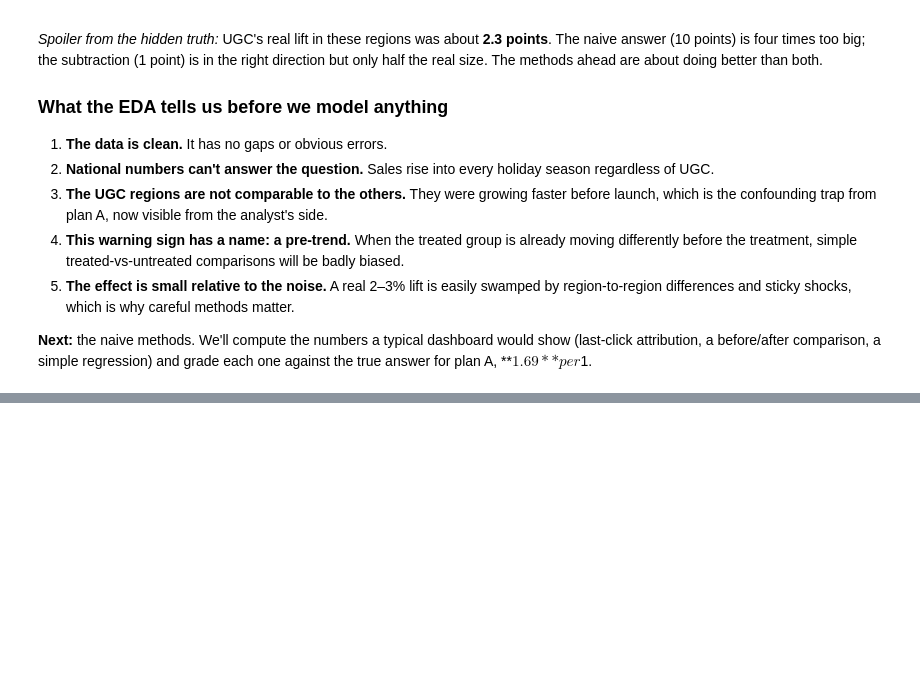
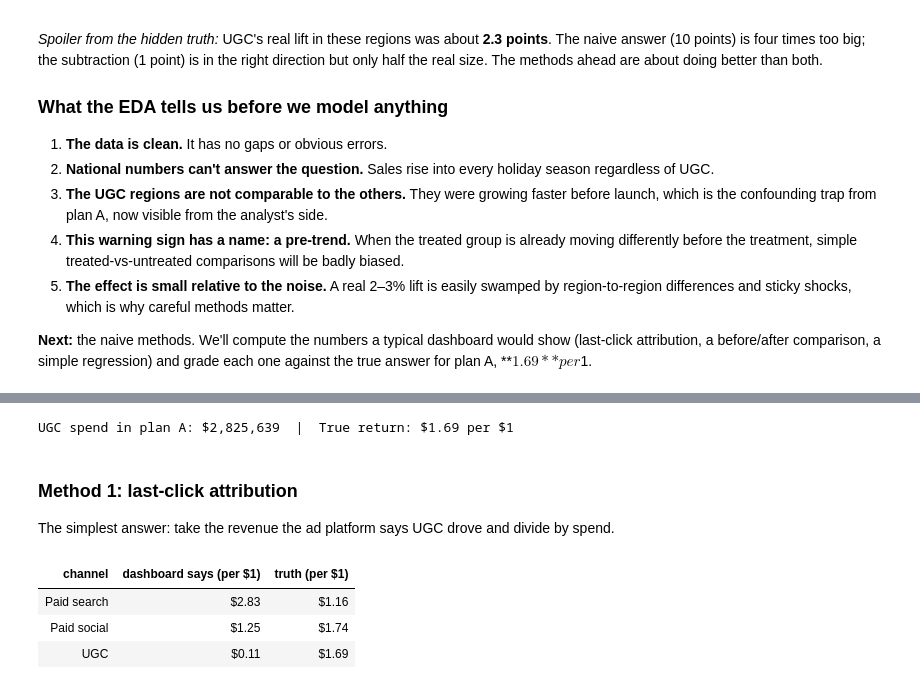
Before and after one commit to menni99/incrementality-mmm-lab, a Jupyter notebook: incrementality.ipynb, the cells around one changed output, grey strips where cells are left out. Cells and saved outputs as stored; diff of their text form; code cells hidden in the pictures; blank space fills up the shorter version.

```diff
--- a/incrementality.ipynb
+++ b/incrementality.ipynb
@@ -808,0 +821,29 @@ A smarter move is to subtract the head start: 10.1 − 9.1 ≈ **1 point**. This
+# %%
+ugc_spend = data["spend_ugc"].sum()
+truth_a = true_iroas(panel_a, "ugc")  # hidden truth, used only for grading
+treated = data["group"] == "UGC regions"
+after = data["date"].between("2025-03-01", "2025-12-30")
+year_before = data["date"].between("2024-03-01", "2024-12-30")  # same 305 days a year earlier
+
+scoreboard = {}  # method -> estimated return per $1; we add to this in every section
+print(f"UGC spend in plan A: ${ugc_spend:,.0f}  |  True return: ${truth_a:.2f} per $1")
+# %% [output]
+UGC spend in plan A: $2,825,639  |  True return: $1.69 per $1
+# %% [markdown]
+### Method 1: last-click attribution
+
+The simplest answer: take the revenue the ad platform says UGC drove and divide by spend.
+# %%
+scoreboard["Last-click (dashboard)"] = data["reported_ugc"].sum() / ugc_spend
+
+channels = ["search", "social", "ugc"]
+pd.DataFrame({
+    "channel": ["Paid search", "Paid social", "UGC"],
+    "dashboard says (per $1)": [data[f"reported_{c}"].sum() / data[f"spend_{c}"].sum() for c in channels],
+    "truth (per $1)": [true_iroas(panel_a, c) for c in channels],
+}).style.format({"dashboard says (per $1)": "${:.2f}", "truth (per $1)": "${:.2f}"}).hide(axis="index")
+# %% [output]
+| channel | dashboard says (per $1) | truth (per $1) |
+| Paid search | $2.83 | $1.16 |
+| Paid social | $1.25 | $1.74 |
+| UGC | $0.11 | $1.69 |
```
Also changed, not shown: parts of 11 cells of this notebook, 1 other file.
